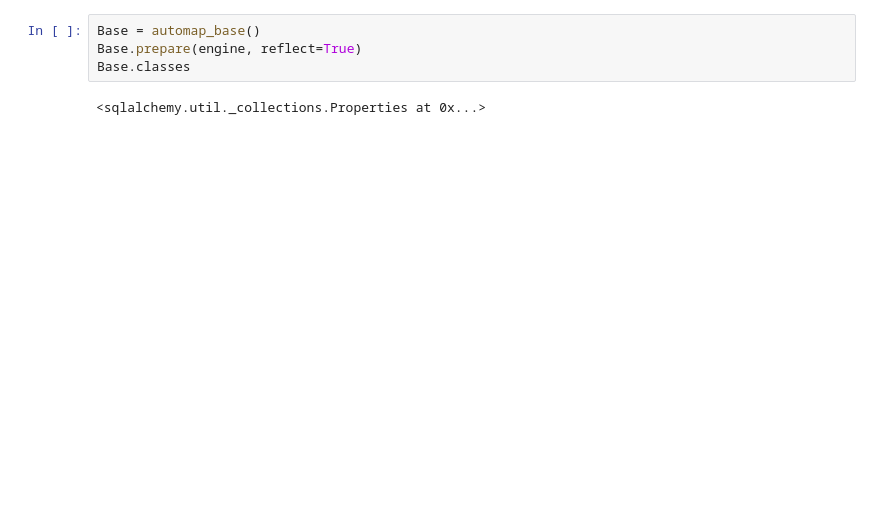
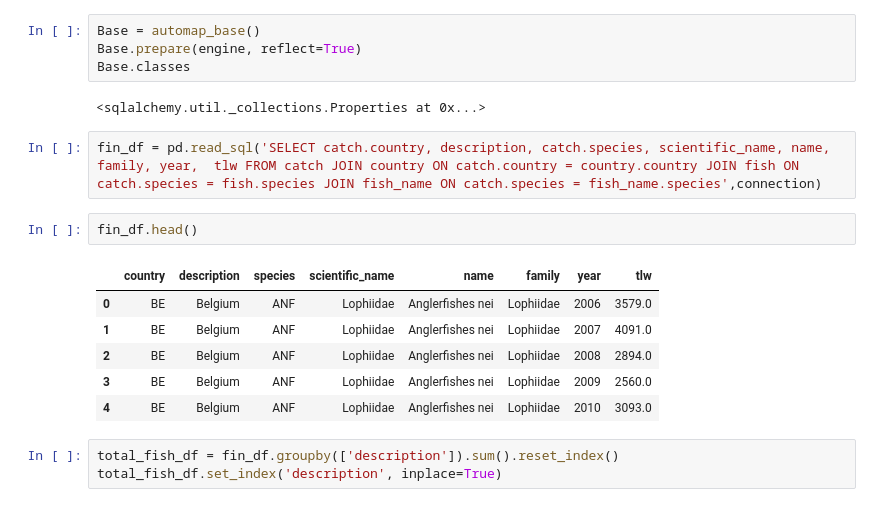
Before and after one commit to GizemYP/ETL_project, a Jupyter notebook: from_sql.ipynb, the cells around one changed output. Cells and saved outputs as stored; diff of their text form; blank space fills up the shorter version.

```diff
--- a/from_sql.ipynb
+++ b/from_sql.ipynb
@@ -23,3 +23,17 @@ Base.prepare(engine, reflect=True)
 Base.classes
 # %% [output]
 <sqlalchemy.util._collections.Properties at 0x...>
+# %%
+fin_df = pd.read_sql('SELECT catch.country, description, catch.species, scientific_name, name, family, year,  tlw FROM catch JOIN country ON catch.country = country.country JOIN fish ON catch.species = fish.species JOIN fish_name ON catch.species = fish_name.species',connection)
+# %%
+fin_df.head()
+# %% [output]
+|  | country | description | species | scientific_name | name | family | year | tlw |
+| 0 | BE | Belgium | ANF | Lophiidae | Anglerfishes nei | Lophiidae | 2006 | 3579.0 |
+| 1 | BE | Belgium | ANF | Lophiidae | Anglerfishes nei | Lophiidae | 2007 | 4091.0 |
+| 2 | BE | Belgium | ANF | Lophiidae | Anglerfishes nei | Lophiidae | 2008 | 2894.0 |
+| 3 | BE | Belgium | ANF | Lophiidae | Anglerfishes nei | Lophiidae | 2009 | 2560.0 |
+| 4 | BE | Belgium | ANF | Lophiidae | Anglerfishes nei | Lophiidae | 2010 | 3093.0 |
+# %%
+total_fish_df = fin_df.groupby(['description']).sum().reset_index()
+total_fish_df.set_index('description', inplace=True)
```
Also changed, not shown: parts of 2 cells of this notebook, 7 other files.
